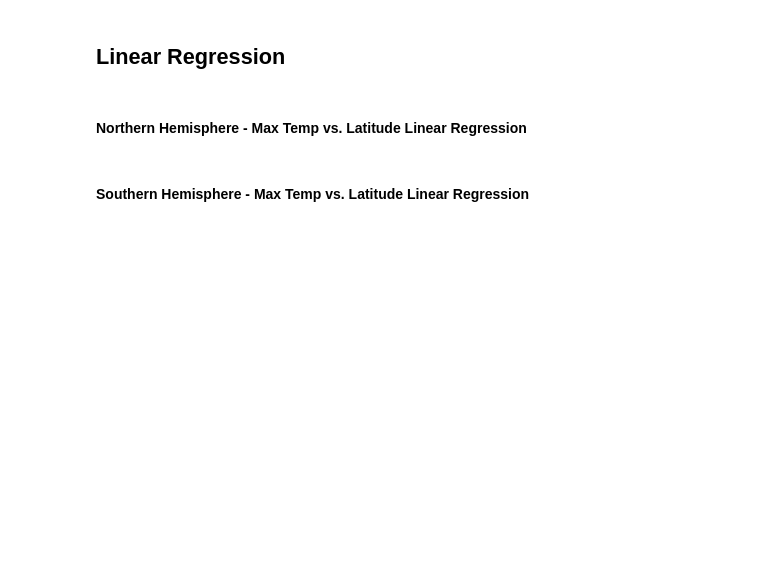
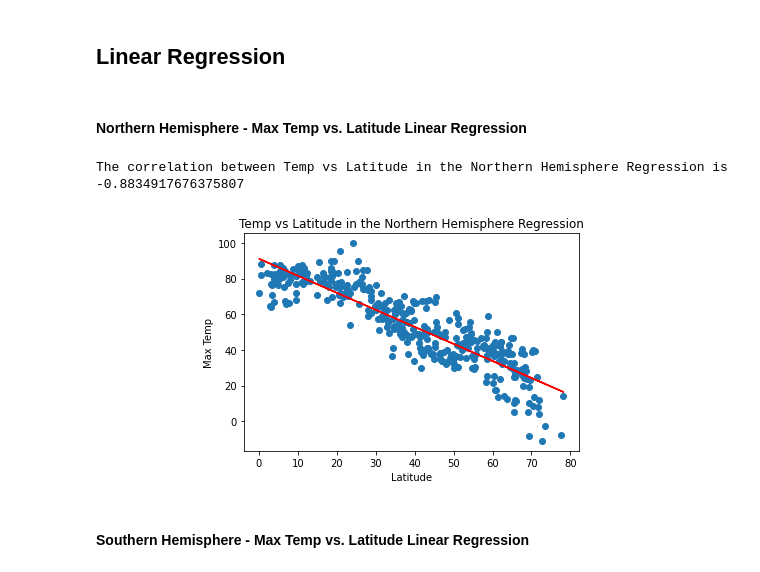
Before and after one commit to joshhopkins3/python-api-challenge, a Jupyter notebook: WeatherPy/WeatherPy.ipynb, the cells around one changed output. Drawn from its saved outputs; the diff is of its cells as text; code cells hidden in the pictures; blank space fills up the shorter version.

```diff
--- a/WeatherPy/WeatherPy.ipynb
+++ b/WeatherPy/WeatherPy.ipynb
@@ -208,6 +225,29 @@ plt.grid()
 # %% [markdown]
 ## Linear Regression
+# %%
+def linear_reg(df, title_name, y_column_name, y_label, file_name, xy):
+    x_values = df['Latitude']
+    y_values = df[y_column_name]
+    (slope, intercept, rvalue, pvalue, stderr) = linregress(x_values, y_values)
+    regress_values = x_values * slope + intercept
+    line_eq = "y = " + str(round(slope,2)) + "x +" + str(round(intercept,2))
+    plt.scatter(x_values,y_values)
+    plt.plot(x_values,regress_values,"r-")
+    plt.xlabel('Latitude')
+    plt.ylabel(y_label)
+    plt.annotate(line_eq,xy,fontsize=15,color="red")
+    plt.title(title_name)
+
+    print(f"The correlation between {title_name} is {rvalue}")
+
+northern_hemisphere = city_weather.loc[city_weather['Latitude'] > 0, :]
+southern_hemisphere = city_weather.loc[city_weather['Latitude'] < 0, :]
 # %% [markdown]
 ####  Northern Hemisphere - Max Temp vs. Latitude Linear Regression
+# %%
+linear_reg(northern_hemisphere, 'Temp vs Latitude in the Northern Hemisphere Regression', 'Max Temp', 'Max Temp', 'output_data/NorthernTempVsLatitude.png', (-40,50))
+# %% [output]
+The correlation between Temp vs Latitude in the Northern Hemisphere Regression is -0.8834917676375807
+[figure, added]
 # %% [markdown]
 ####  Southern Hemisphere - Max Temp vs. Latitude Linear Regression
```
Also changed, not shown: parts of 11 cells of this notebook.
